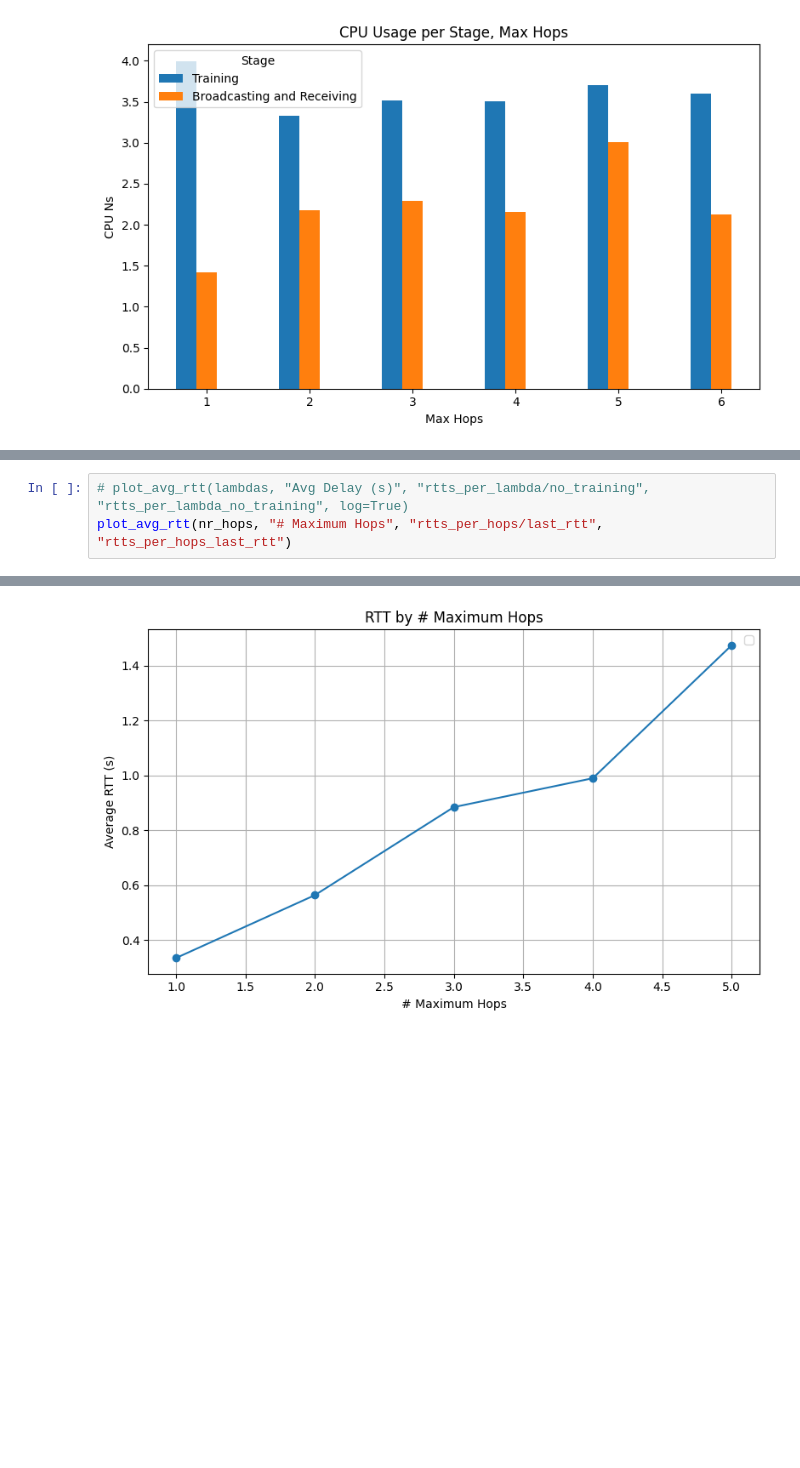
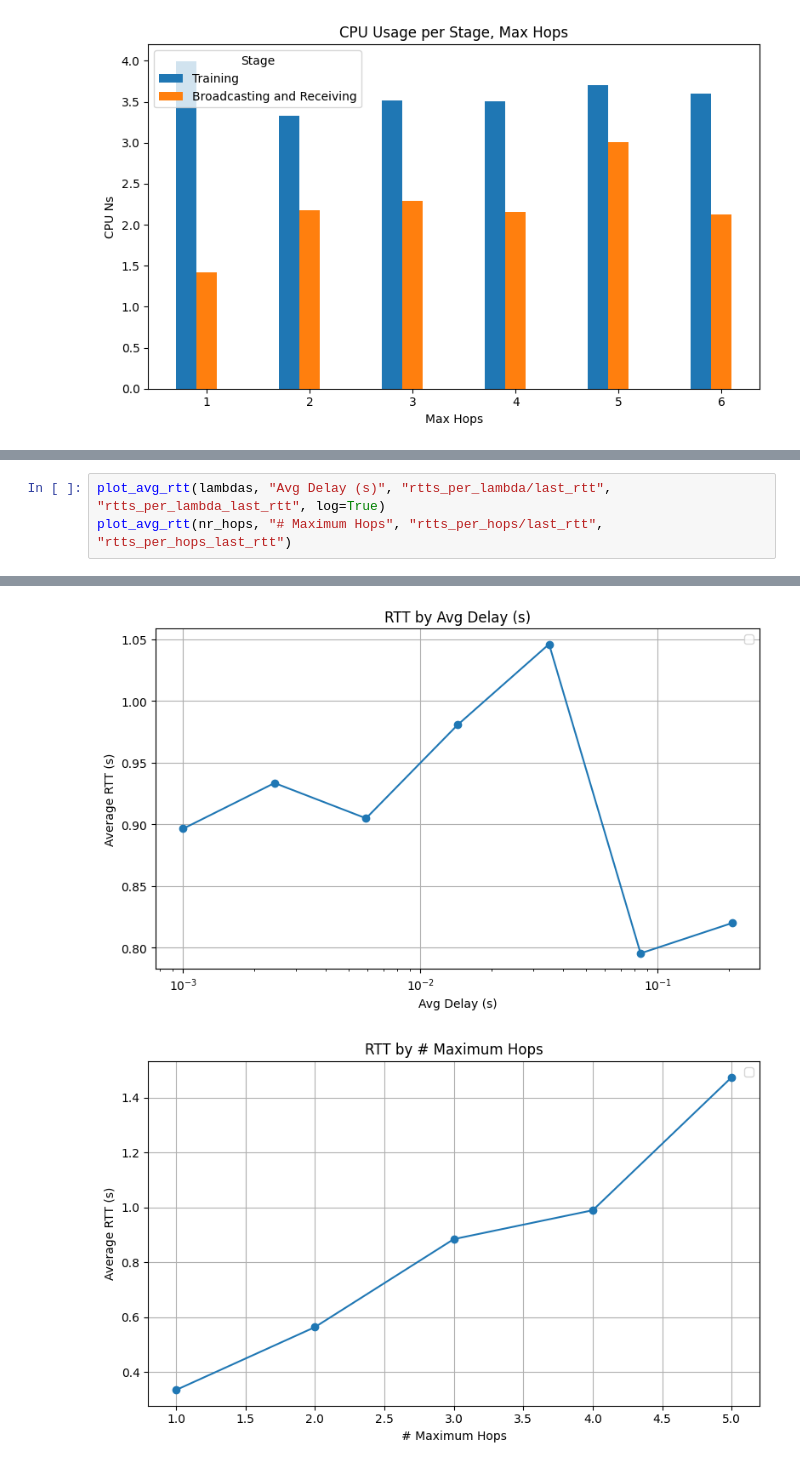
Before and after one commit to Altishofer/DFL_PeerBasedMixing, a Jupyter notebook: experiments/evaluation-plots.ipynb, the cells around one changed output, grey strips where cells are left out. Cells and saved outputs as stored; diff of their text form; blank space fills up the shorter version.

```diff
--- a/experiments/evaluation-plots.ipynb
+++ b/experiments/evaluation-plots.ipynb
@@ -244,6 +238,6 @@ def plot_avg_rtt(x_axis, title, folder, image_name, log=False):
 [0.001      0.00242978 0.00590384 0.01434503 0.03485528 0.0846907
  0.20577986 0.5       ]
 # %%
-# plot_avg_rtt(lambdas, "Avg Delay (s)", "rtts_per_lambda/no_training", "rtts_per_lambda_no_training", log=True)
+plot_avg_rtt(lambdas, "Avg Delay (s)", "rtts_per_lambda/last_rtt", "rtts_per_lambda_last_rtt", log=True)
 plot_avg_rtt(nr_hops, "# Maximum Hops", "rtts_per_hops/last_rtt", "rtts_per_hops_last_rtt")
 # %% [output]
@@ -260 +244,2 @@ plot_avg_rtt(nr_hops, "# Maximum Hops", "rtts_per_hops/last_rtt", "rtts_per_hops
-[figure, old version]
+[figure, new version]
+[figure, added]
```
Also changed, not shown: parts of 3 cells of this notebook, 2 other files.
